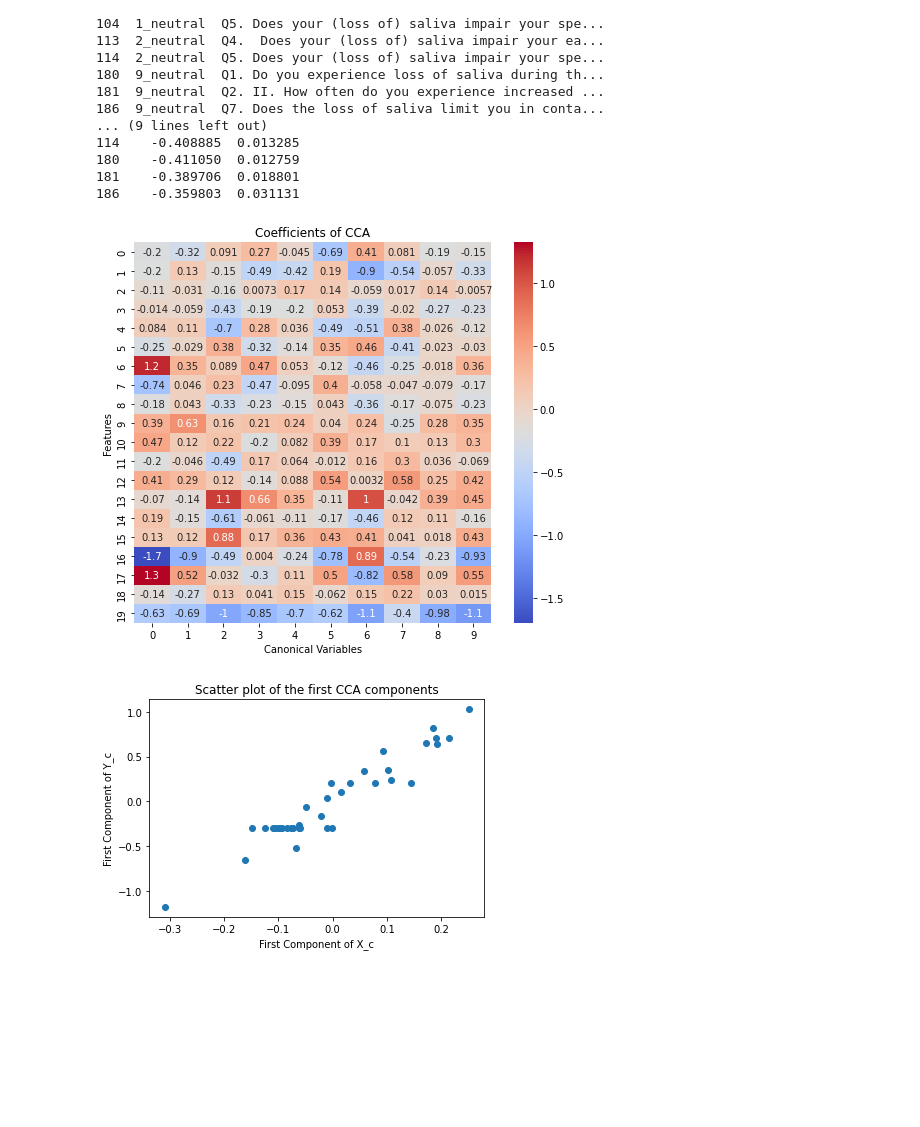
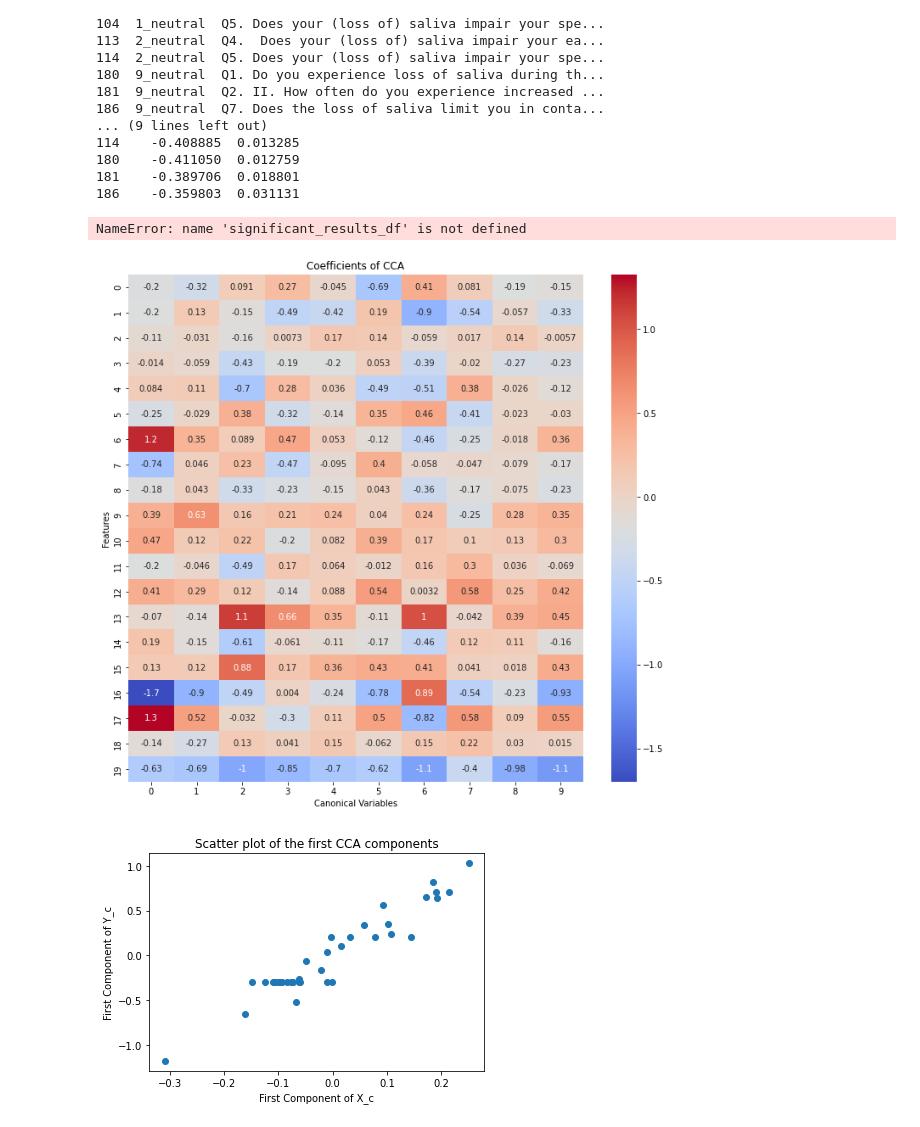
Before and after one commit to McKeownLab/Sialorrhea, a Jupyter notebook: feature_analysis.ipynb, the cells around one changed output. Saved outputs shown, nothing was run; the diff lists cells and outputs as text; code cells hidden in the pictures; blank space fills up the shorter version.

```diff
--- a/feature_analysis.ipynb
+++ b/feature_analysis.ipynb
@@ -36,3 +36,19 @@ saliva_df = saliva_df[saliva_df['ROMP_saliva_Q_done'] == 'Y']
 saliva_df.set_index('Booth ID', inplace=True)
 saliva_df.drop(columns=['ROMP_saliva_Q_done','Date','Unnamed: 13'], inplace=True)
 saliva_df.index = saliva_df.index.astype(int).astype(str)
+# %%
+import seaborn as sns
+import matplotlib.pyplot as plt
+
+#correct column name remove after the first dot
+saliva_df.columns = saliva_df.columns.str.split('.').str[0]
+# Compute the correlation matrix
+correlation_matrix = saliva_df.corr()
+
+
+
+# Plot the correlation heatmap
+plt.figure(figsize=(10, 8))
+sns.heatmap(correlation_matrix, annot=True, cmap='Blues')
+plt.title('Saliva DataFrame Correlation Heatmap')
+plt.show()
@@ -72,7 +114,7 @@ X = scaler.fit_transform(merged_df.iloc[:,:-10])  # Questionnaire results
 
 # Initialize CCA with the number of components is the smaller number of columns in the two datasets
 n_components = min(saliva_df.shape[1], combine_features_df.shape[1])
-cca = CCA(n_components=n_components)
+cca = CCA(n_components=9)
 
 # Fit CCA
 cca.fit(X, Y)
@@ -143,26 +185,28 @@ print(significant_results_df)
 # %%
 #save significant results to a csv file
 significant_results_df.to_csv('significant_results_10feaure.csv', index=False)
+# %% [output]
+NameError: name 'significant_results_df' is not defined
 # %%
 import seaborn as sns
 import matplotlib.pyplot as plt
 
 # Assuming cca is your CCA object
-plt.figure(figsize=(8, 7))
+plt.figure(figsize=(12, 11))
 coefficients = cca.coef_
 
 # Create a heatmap
 sns.heatmap(coefficients, cmap='coolwarm', annot=True)
 
 # Add labels and title
 plt.xlabel('Canonical Variables')
 plt.ylabel('Features')
 plt.title('Coefficients of CCA')
 
 # Show the plot
 plt.show()
 # %% [output]
-[figure, old version]
+[figure, new version]
 # %%
 import matplotlib.pyplot as plt
 
```
Also changed, not shown: parts of 2 cells of this notebook.
